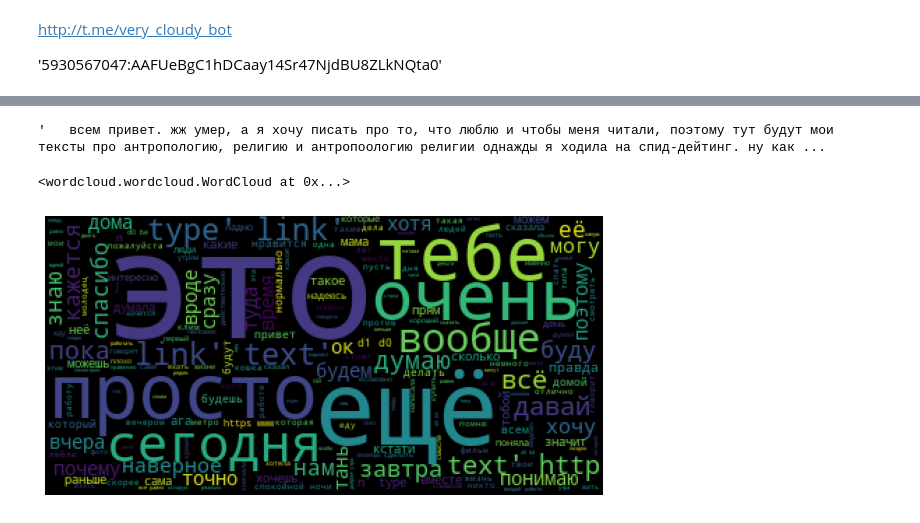
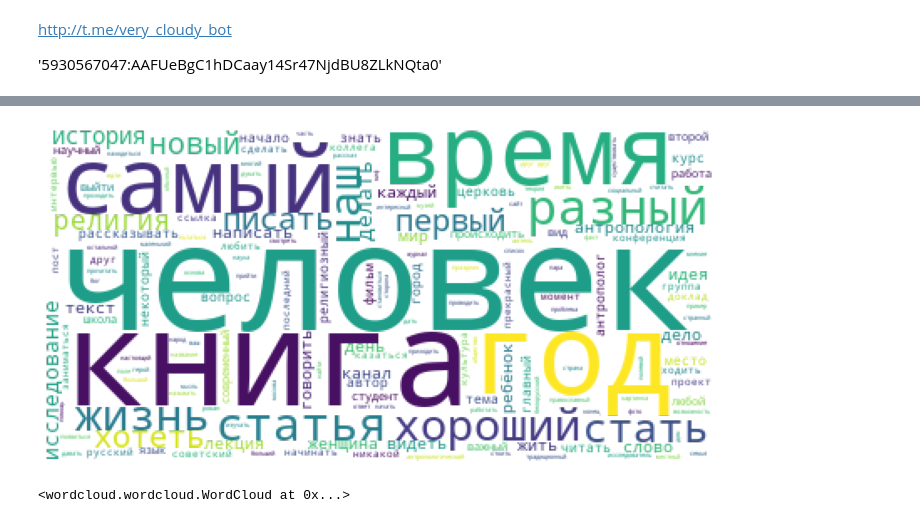
Before and after one commit to gooddeadcat/Klim_notebooks, a Jupyter notebook: Homework/bot/cloudy_bot_Klim-Copy_2.ipynb, the cells around one changed output, grey strips where cells are left out. Cells and saved outputs as stored; diff of their text form; code cells hidden in the pictures.

```diff
--- a/Homework/bot/cloudy_bot_Klim-Copy_2.ipynb
+++ b/Homework/bot/cloudy_bot_Klim-Copy_2.ipynb
@@ -195,10 +184,0 @@ print ("Во всех собранных постах суммарно соде
-# %%
-text
-text[0:1000]
-# %% [output]
-'   всем привет. жж умер, а я хочу писать про то, что люблю и чтобы меня читали, поэтому тут будут мои тексты про антропологию, религию и антропоологию религии однажды я ходила на спид-дейтинг. ну как ...
-# %%
-wordcloud = WordCloud().generate(text)
-wordcloud
-# %% [output]
-<wordcloud.wordcloud.WordCloud at 0x...>
@@ -206,12 +188,16 @@ wordcloud
 noise = stopwords.words('russian')
 punctuation_new = list(punctuation) + list('»') + list('«')
 # %%
-wordcloud = WordCloud(stopwords=noise + punctuation_new,
-                      background_color="black").generate(text)
+wordcloud = WordCloud(stopwords=noise + punctuation_new + ['мочь', 'который', 'свой', 'весь'],
+                      mode='RGBA', background_color=None).generate(text_masked)
 # %%
-plt.figure(figsize=[10,7])
+plt.figure(figsize=[12,8])
 plt.imshow(wordcloud)
 plt.axis("off")
 plt.show()
 # %% [output]
-[figure, old version]
+[figure, new version]
+# %%
+wordcloud.to_file('wordcloud.png')
+# %% [output]
+<wordcloud.wordcloud.WordCloud at 0x...>
```
Also changed, not shown: parts of 24 cells of this notebook, 5 other files.
